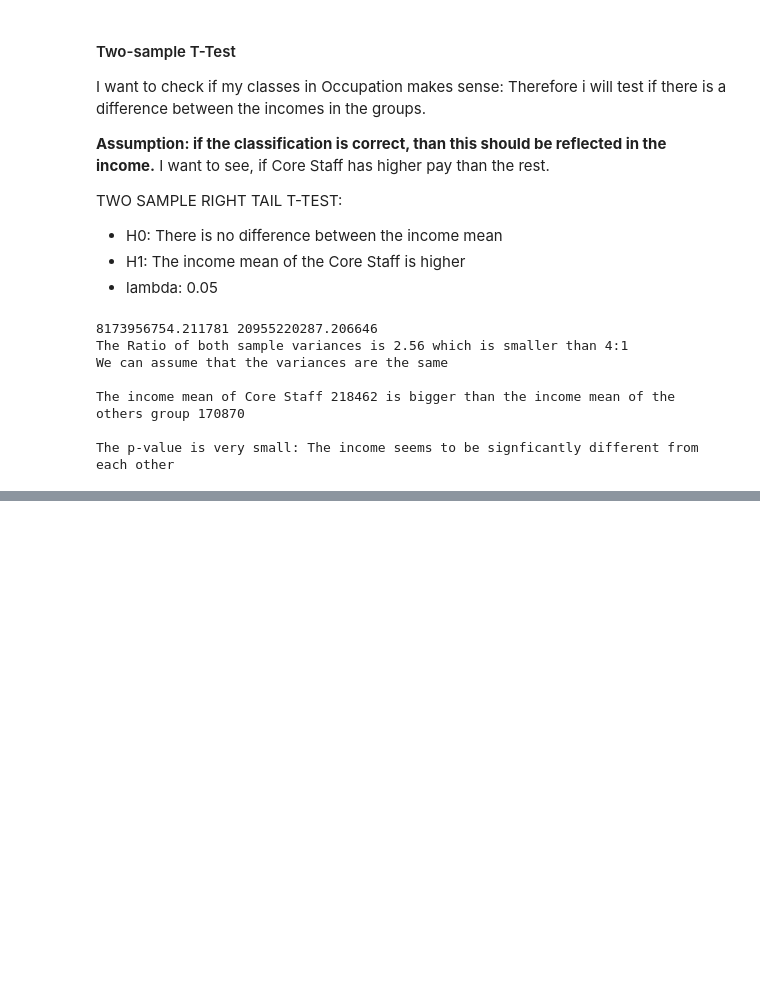
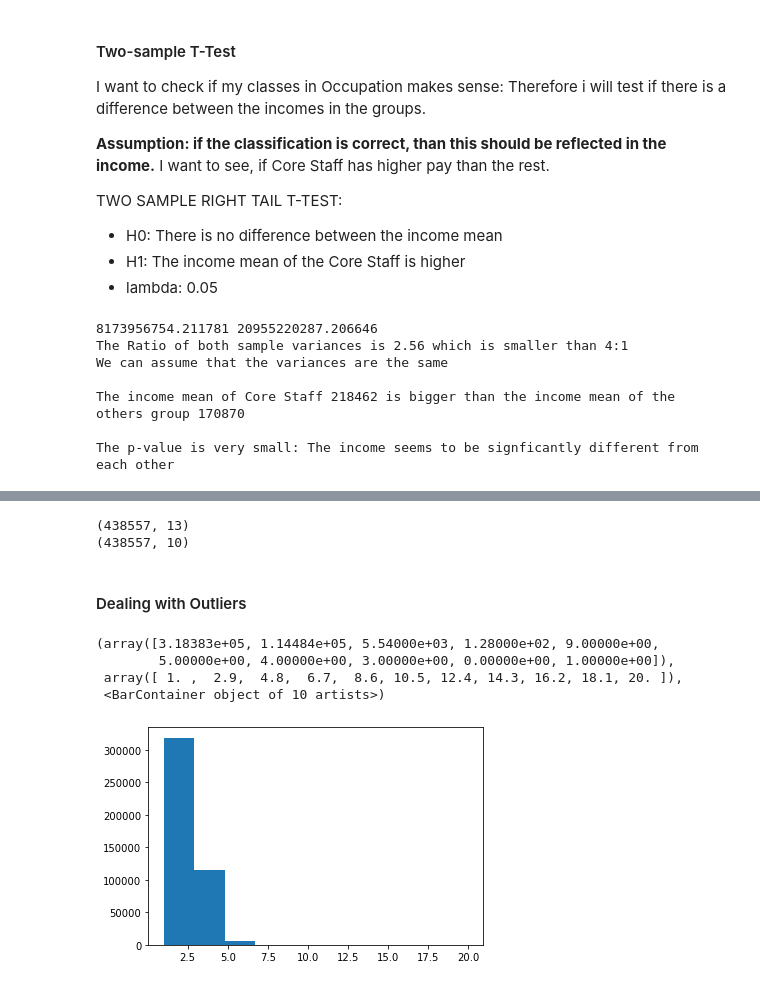
Before and after one commit to nadbrunn3/mid_term_project, a Jupyter notebook: notebooks/exploaratory/CreditCardApprovalPrediction.ipynb, the cells around one changed output, grey strips where cells are left out. Saved outputs shown, nothing was run; the diff lists cells and outputs as text; code cells hidden in the pictures; blank space fills up the shorter version.

```diff
--- a/notebooks/exploaratory/CreditCardApprovalPrediction.ipynb
+++ b/notebooks/exploaratory/CreditCardApprovalPrediction.ipynb
@@ -583,0 +580,17 @@ application_num.head()
+# %%
+print(application_cat.shape)
+print(application_num.shape)
+# %% [output]
+(438557, 13)
+(438557, 10)
+# %% [markdown]
+#### Dealing with Outliers
+# %%
+# FAMILY MEMBERS
+plt.hist(application_num['cnt_fam_members'])
+# %% [output]
+(array([3.18383e+05, 1.14484e+05, 5.54000e+03, 1.28000e+02, 9.00000e+00,
+        5.00000e+00, 4.00000e+00, 3.00000e+00, 0.00000e+00, 1.00000e+00]),
+ array([ 1. ,  2.9,  4.8,  6.7,  8.6, 10.5, 12.4, 14.3, 16.2, 18.1, 20. ]),
+ <BarContainer object of 10 artists>)
+[figure, added]
```
Also changed, not shown: parts of 63 cells of this notebook.
